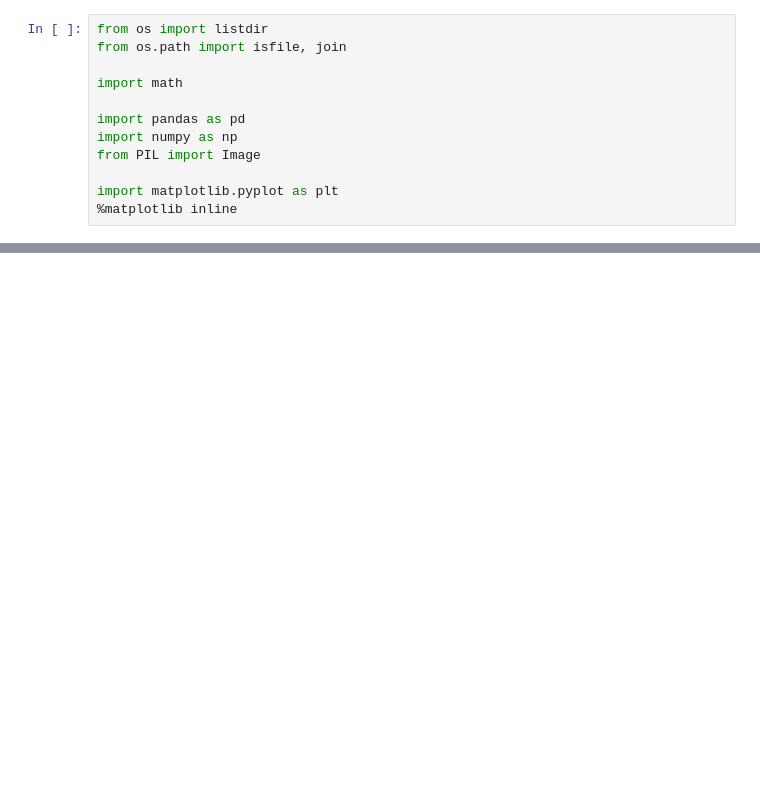
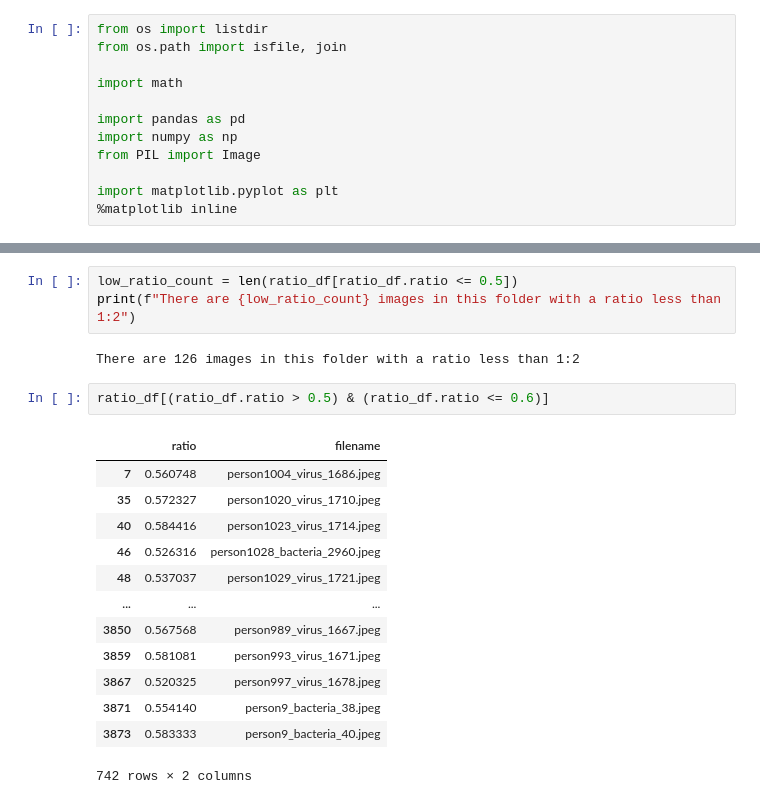
Before and after one commit to brtracy/phase_4_project, a Jupyter notebook: EDA.ipynb, the cells around one changed output, grey strips where cells are left out. Drawn from its saved outputs; the diff is of its cells as text; blank space fills up the shorter version.

```diff
--- a/EDA.ipynb
+++ b/EDA.ipynb
@@ -195,0 +218,21 @@ array([], dtype=float64)
+# %%
+low_ratio_count = len(ratio_df[ratio_df.ratio <= 0.5])
+print(f"There are {low_ratio_count} images in this folder with a ratio less than 1:2")
+# %% [output]
+There are 126 images in this folder with a ratio less than 1:2
+# %%
+ratio_df[(ratio_df.ratio > 0.5) & (ratio_df.ratio <= 0.6)]
+# %% [output]
+|  | ratio | filename |
+| 7 | 0.560748 | person1004_virus_1686.jpeg |
+| 35 | 0.572327 | person1020_virus_1710.jpeg |
+| 40 | 0.584416 | person1023_virus_1714.jpeg |
+| 46 | 0.526316 | person1028_bacteria_2960.jpeg |
+| 48 | 0.537037 | person1029_virus_1721.jpeg |
+| ... | ... | ... |
+| 3850 | 0.567568 | person989_virus_1667.jpeg |
+| 3859 | 0.581081 | person993_virus_1671.jpeg |
+| 3867 | 0.520325 | person997_virus_1678.jpeg |
+| 3871 | 0.554140 | person9_bacteria_38.jpeg |
+| 3873 | 0.583333 | person9_bacteria_40.jpeg |
+742 rows × 2 columns
```
Also changed, not shown: parts of 44 cells of this notebook, 1 other file.
